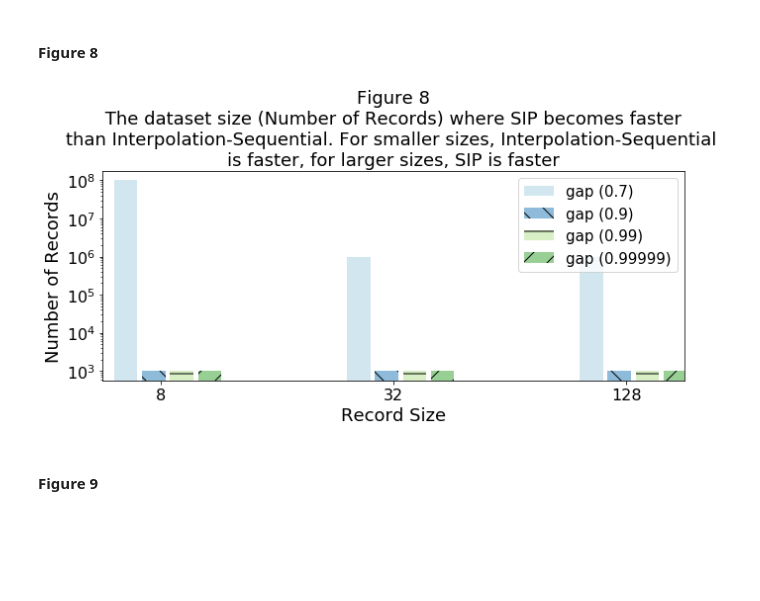
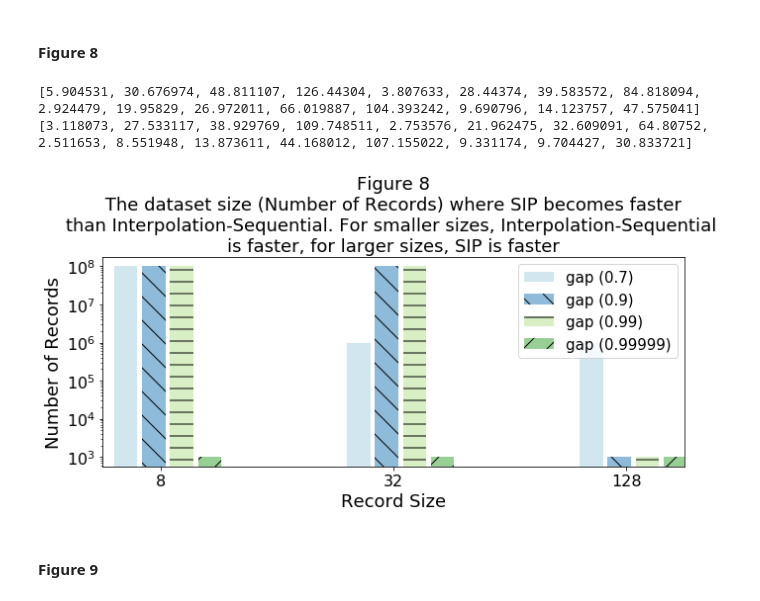
Before and after one commit to UWHustle/Efficiently-Searching-In-Memory-Sorted-Arrays, a Jupyter notebook: reproduce_experiments/CreateFigures.ipynb, the cells around one changed output. Drawn from its saved outputs; the diff is of its cells as text; code cells hidden in the pictures; blank space fills up the shorter version.

```diff
--- a/reproduce_experiments/CreateFigures.ipynb
+++ b/reproduce_experiments/CreateFigures.ipynb
@@ -209,10 +209,6 @@ tsv128="fig6_128.tsv"
 results8=get_results(tsv8)
 results32=get_results(tsv32)
 results128=get_results(tsv128)
-
-print(len(results8))
-print(len(results32))
-print(len(results128))
 
 groupedByRecordSize = [[],[],[]]
 for i in range(len(results8)//2):
@@ -230,9 +226,9 @@ if len(results8) > 10:
     groupedByRecordSize[2].append(0)
 
 pos = [i for i in range(len(datasetSizes))]
-width = 0.1
+width = 0.15
 
-fig, ax = plt.subplots(figsize=(8,5))
+fig, ax = plt.subplots(figsize=(7,5))
 
 
 plt.bar(pos,
@@ -332,11 +324,15 @@ tsv8="fig8_8.tsv"
 tsv32="fig8_32.tsv"
 tsv128="fig8_128.tsv"
 
-datasetSizes=[3,5,6,7]
+datasetSizes=[5,6,7,8]
 
 results8=get_results(tsv8)
 results32=get_results(tsv32)
 results128=get_results(tsv128)
+
+print(results8[0:len(results8)//2])
+print(results8[len(results8)//2:len(results8)])
+
 
 shape1=[len(datasetSizes)+1 for i in range(0,3)]
 shape2=[len(datasetSizes)+1 for i in range(0,3)]
@@ -413,34 +409,36 @@ plt.bar([p + width*3+.06 for p in pos],
         width,
         alpha=0.5,
         color=green,
         label="gap (0.99999)",
         hatch="/")
 
 
 ax.set_ylabel('Number of Records', size=18)
 ax.set_xlabel('Record Size', size=18)
 ax.set_yscale('log')
 caption = "Figure 8\n The dataset size (Number of Records) where SIP becomes faster \nthan Interpolation-Sequential. For smaller sizes, Interpolation-Sequential \nis faster, for larger sizes, SIP is faster"
 ax.set_title(caption, size=18)
 
 # Set the position of the x ticks
 ax.set_xticks([p + 1.5 * width for p in pos])
 labels=["8","32","128"]
 # Set the labels for the x ticks
 ax.set_xticklabels(labels, size=15)
 ax.tick_params(axis='both', which='major', labelsize=16)
 
 # Setting the x-axis and y-axis limits
 plt.xlim(min(pos)-width, max(pos)+width*4)
 # plt.ylim([0, max(df['pre_score'] + df['mid_score'] + df['post_score'])] )
 
 # Adding the legend and showing the plot
 plt.legend(['gap (0.7)', 'gap (0.9)', 'gap (0.99)', 'gap (0.99999)'], loc='upper right')
 plt.legend(prop={'size': 15})
 plt.tight_layout()
 plt.gcf().savefig('./figures/fig8.pdf', format='pdf')
 # %% [output]
+[5.904531, 30.676974, 48.811107, 126.44304, 3.807633, 28.44374, 39.583572, 84.818094, 2.924479, 19.95829, 26.972011, 66.019887, 104.393242, 9.690796, 14.123757, 47.575041]
+[3.118073, 27.533117, 38.929769, 109.748511, 2.753576, 21.962475, 32.609091, 64.80752, 2.511653, 8.551948, 13.873611, 44.168012, 107.155022, 9.331174, 9.704427, 30.833721]
-[figure, old version]
+[figure, new version]
 # %% [markdown]
 #### Figure 9
 # %%
```
Also changed, not shown: parts of 7 cells of this notebook, 6 other files.
